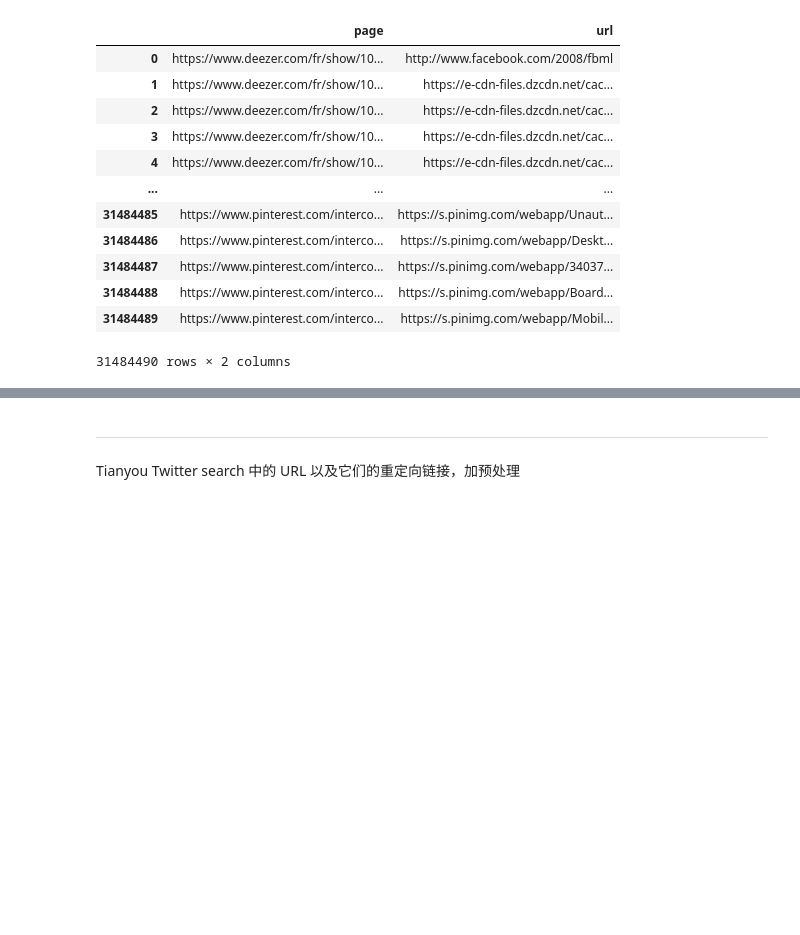
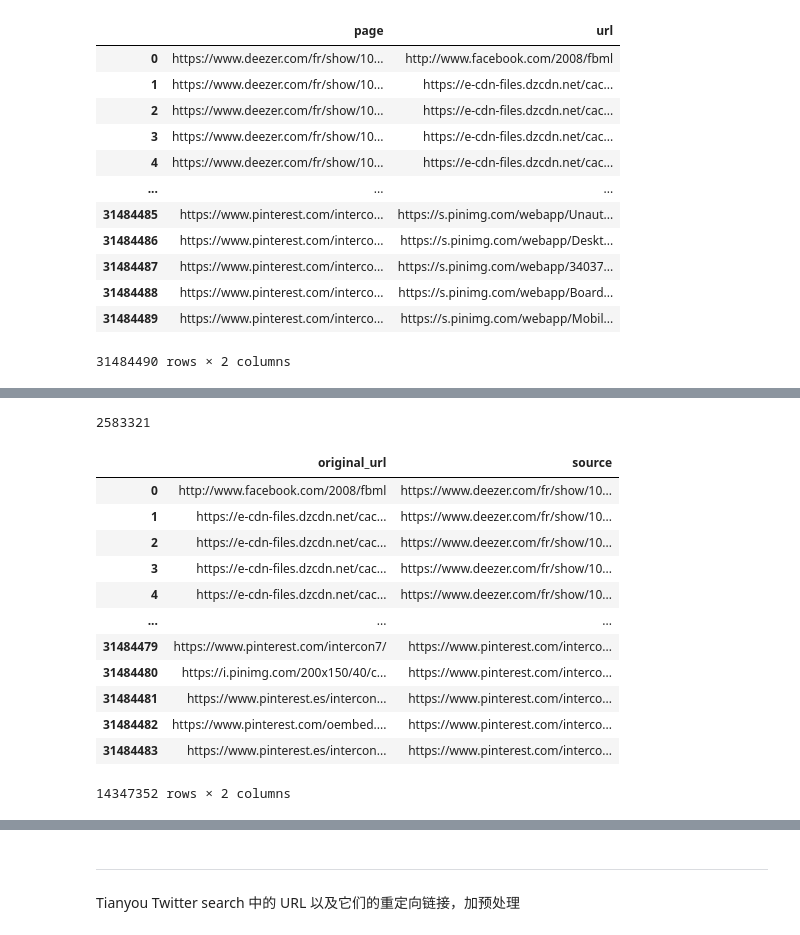
Before and after one commit to suniven/affiliate-marketing-research, a Jupyter notebook: concat_df.ipynb, the cells around one changed output, grey strips where cells are left out. Cells and saved outputs as stored; diff of their text form; code cells hidden in the pictures; blank space fills up the shorter version.

```diff
--- a/concat_df.ipynb
+++ b/concat_df.ipynb
@@ -85,3 +73,6 @@ df
 31484490 rows × 2 columns
 # %%
 df.to_feather('./data/urls in webpage/urls-in-html.feather')
+# %%
+df = df.rename(columns={'page': 'source'})
+df.head()
@@ -87,0 +86,3 @@ df.to_feather('./data/urls in webpage/urls-in-html.feather')
+# %%
+df = df.rename(columns={'url': 'original_url'})
+df.head()
@@ -87,0 +96,3 @@ df.to_feather('./data/urls in webpage/urls-in-html.feather')
+# %%
+df = df[['original_url', 'source']]
+df.head()
@@ -87,0 +110,22 @@ df.to_feather('./data/urls in webpage/urls-in-html.feather')
+# %%
+len(urls)
+# %% [output]
+2583321
+# %%
+df1 = df[~df['original_url'].str.endswith('.js')]
+# %%
+df1
+# %% [output]
+|  | original_url | source |
+| 0 | http://www.facebook.com/2008/fbml | https://www.deezer.com/fr/show/10... |
+| 1 | https://e-cdn-files.dzcdn.net/cac... | https://www.deezer.com/fr/show/10... |
+| 2 | https://e-cdn-files.dzcdn.net/cac... | https://www.deezer.com/fr/show/10... |
+| 3 | https://e-cdn-files.dzcdn.net/cac... | https://www.deezer.com/fr/show/10... |
+| 4 | https://e-cdn-files.dzcdn.net/cac... | https://www.deezer.com/fr/show/10... |
+| ... | ... | ... |
+| 31484479 | https://www.pinterest.com/intercon7/ | https://www.pinterest.com/interco... |
+| 31484480 | https://i.pinimg.com/200x150/40/c... | https://www.pinterest.com/interco... |
+| 31484481 | https://www.pinterest.es/intercon... | https://www.pinterest.com/interco... |
+| 31484482 | https://www.pinterest.com/oembed.... | https://www.pinterest.com/interco... |
+| 31484483 | https://www.pinterest.es/intercon... | https://www.pinterest.com/interco... |
+14347352 rows × 2 columns
```
Also changed, not shown: parts of 37 cells of this notebook, 2 other files.
